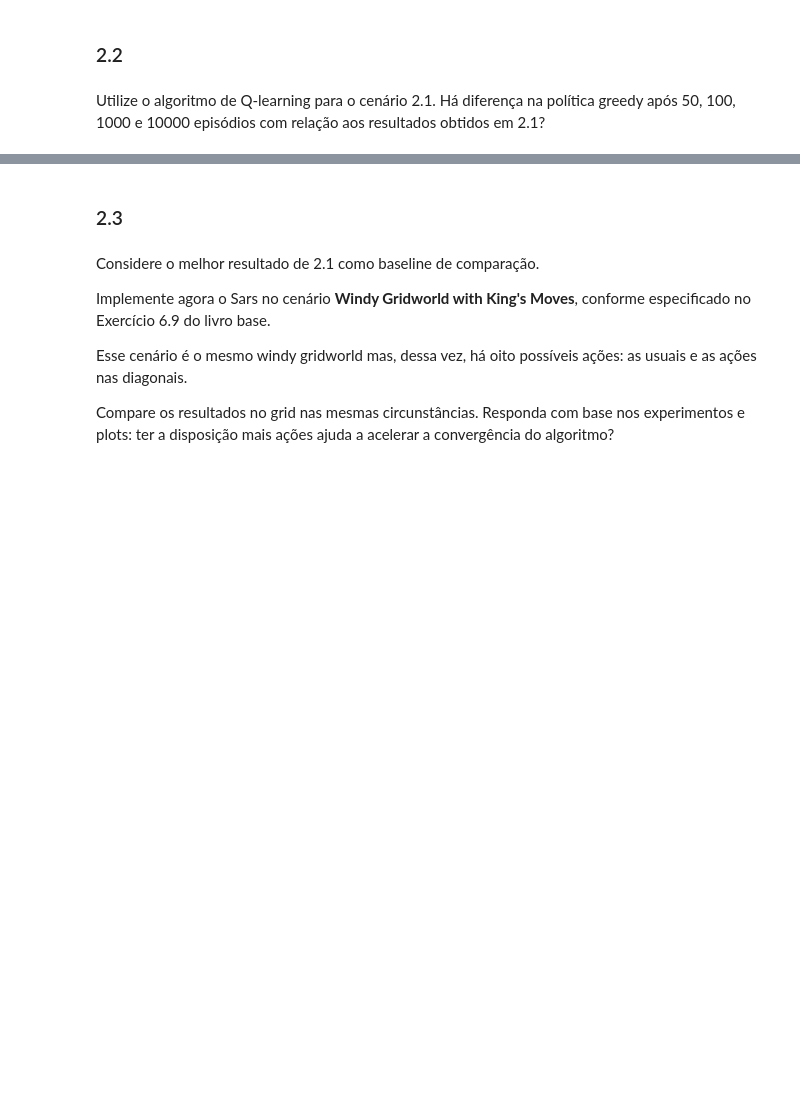
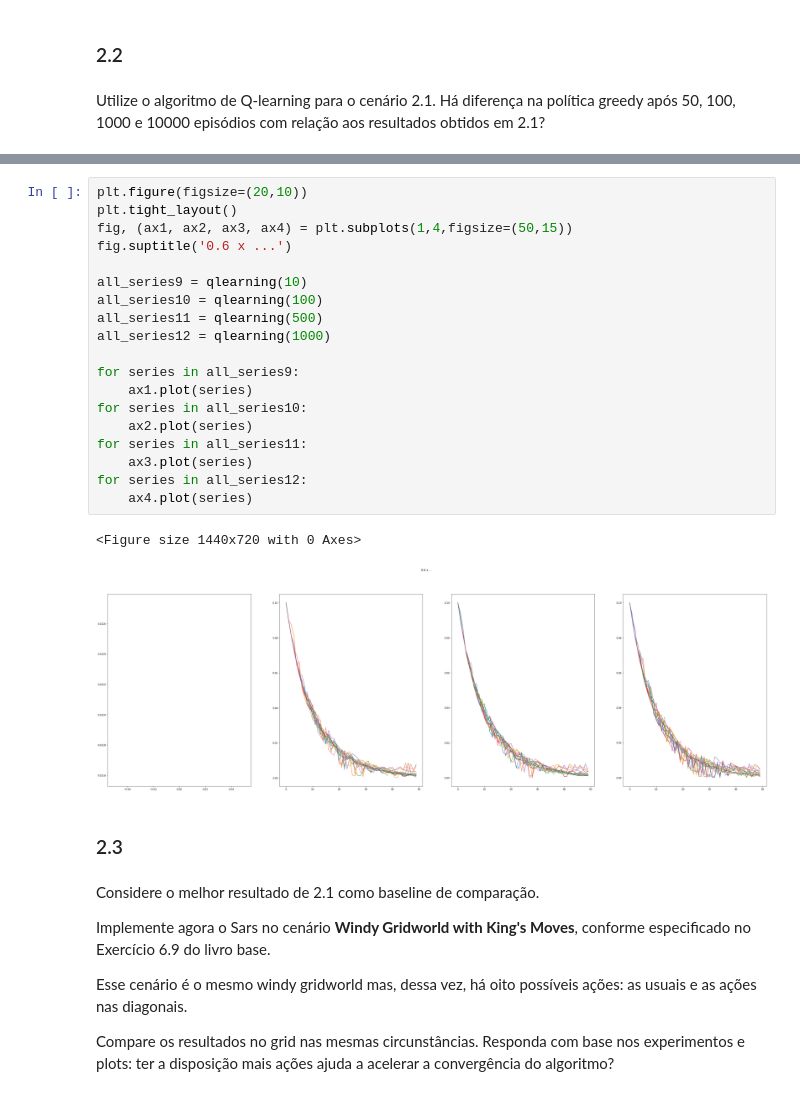
Before and after one commit to girotodenis/semisupervisionada, a Jupyter notebook: RL_Deep_Learning_2019_1_NOME_INICIAL_DOS_INTEGRANTES.ipynb, the cells around one changed output, grey strips where cells are left out. Saved outputs shown, nothing was run; the diff lists cells and outputs as text; blank space fills up the shorter version.

```diff
--- a/RL_Deep_Learning_2019_1_NOME_INICIAL_DOS_INTEGRANTES.ipynb
+++ b/RL_Deep_Learning_2019_1_NOME_INICIAL_DOS_INTEGRANTES.ipynb
@@ -521,3 +626,25 @@ Utilize o algoritmo de Q-learning para o cenário 2.1. Há diferença na políti
+# %%
+plt.figure(figsize=(20,10))
+plt.tight_layout()
+fig, (ax1, ax2, ax3, ax4) = plt.subplots(1,4,figsize=(50,15))
+fig.suptitle('0.6 x ...')
+
+all_series9 = qlearning(10)
+all_series10 = qlearning(100)
+all_series11 = qlearning(500)
+all_series12 = qlearning(1000)
+
+for series in all_series9:
+    ax1.plot(series)
+for series in all_series10:
+    ax2.plot(series)
+for series in all_series11:
+    ax3.plot(series)
+for series in all_series12:
+    ax4.plot(series)
+# %% [output]
+<Figure size 1440x720 with 0 Axes>
+[figure, added]
 # %% [markdown]
 ### 2.3
 # %% [markdown]
```
Also changed, not shown: parts of 2 cells of this notebook.
